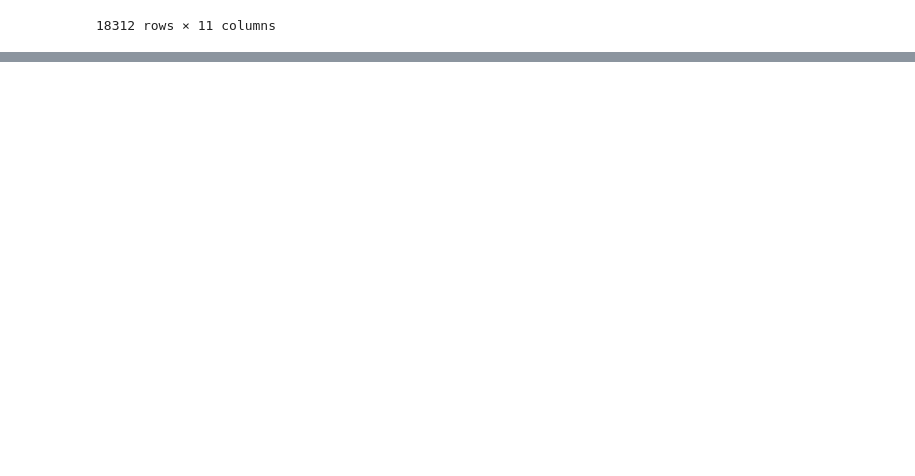
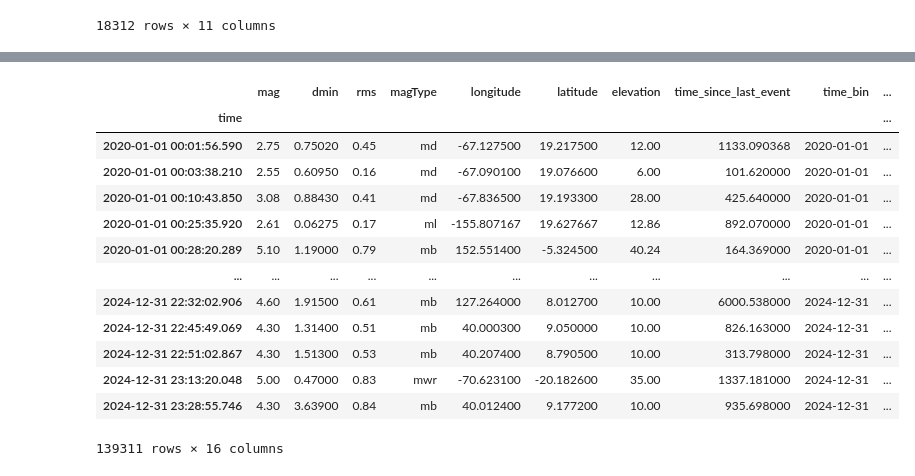
Before and after one commit to Rishit605/earthquake-prediction, a Jupyter notebook: notebook/eda.ipynb, the cells around one changed output, grey strips where cells are left out. Cells and saved outputs as stored; diff of their text form; code cells hidden in the pictures; blank space fills up the shorter version.

```diff
--- a/notebook/eda.ipynb
+++ b/notebook/eda.ipynb
@@ -820,0 +1007,4 @@ AttributeError: 'str' object has no attribute 'coords'
+# %%
+df2 = df.copy()
+df2 = data_preprocessing(df, ts=True)
+df2.head(10)
@@ -820,0 +1052,3 @@ AttributeError: 'str' object has no attribute 'coords'
+# %%
+df_mean_fill = event_counts_for_diff_window2(df2, "mean")
+df_no_mean_fill = event_counts_for_diff_window2(df2, "no_mean")
@@ -820,0 +1108,18 @@ AttributeError: 'str' object has no attribute 'coords'
+# %%
+df_mean_fill.set_index('time', inplace=True)
+df_mean_fill
+# %% [output]
+|  | mag | dmin | rms | magType | longitude | latitude | elevation | time_since_last_event | time_bin | ... |
+| time |  |  |  |  |  |  |  |  |  | ... |
+| 2020-01-01 00:01:56.590 | 2.75 | 0.75020 | 0.45 | md | -67.127500 | 19.217500 | 12.00 | 1133.090368 | 2020-01-01 | ... |
+| 2020-01-01 00:03:38.210 | 2.55 | 0.60950 | 0.16 | md | -67.090100 | 19.076600 | 6.00 | 101.620000 | 2020-01-01 | ... |
+| 2020-01-01 00:10:43.850 | 3.08 | 0.88430 | 0.41 | md | -67.836500 | 19.193300 | 28.00 | 425.640000 | 2020-01-01 | ... |
+| 2020-01-01 00:25:35.920 | 2.61 | 0.06275 | 0.17 | ml | -155.807167 | 19.627667 | 12.86 | 892.070000 | 2020-01-01 | ... |
+| 2020-01-01 00:28:20.289 | 5.10 | 1.19000 | 0.79 | mb | 152.551400 | -5.324500 | 40.24 | 164.369000 | 2020-01-01 | ... |
+| ... | ... | ... | ... | ... | ... | ... | ... | ... | ... | ... |
+| 2024-12-31 22:32:02.906 | 4.60 | 1.91500 | 0.61 | mb | 127.264000 | 8.012700 | 10.00 | 6000.538000 | 2024-12-31 | ... |
+| 2024-12-31 22:45:49.069 | 4.30 | 1.31400 | 0.51 | mb | 40.000300 | 9.050000 | 10.00 | 826.163000 | 2024-12-31 | ... |
+| 2024-12-31 22:51:02.867 | 4.30 | 1.51300 | 0.53 | mb | 40.207400 | 8.790500 | 10.00 | 313.798000 | 2024-12-31 | ... |
+| 2024-12-31 23:13:20.048 | 5.00 | 0.47000 | 0.83 | mwr | -70.623100 | -20.182600 | 35.00 | 1337.181000 | 2024-12-31 | ... |
+| 2024-12-31 23:28:55.746 | 4.30 | 3.63900 | 0.84 | mb | 40.012400 | 9.177200 | 10.00 | 935.698000 | 2024-12-31 | ... |
+139311 rows × 16 columns
```
Also changed, not shown: parts of 27 cells of this notebook, 4 other files.
